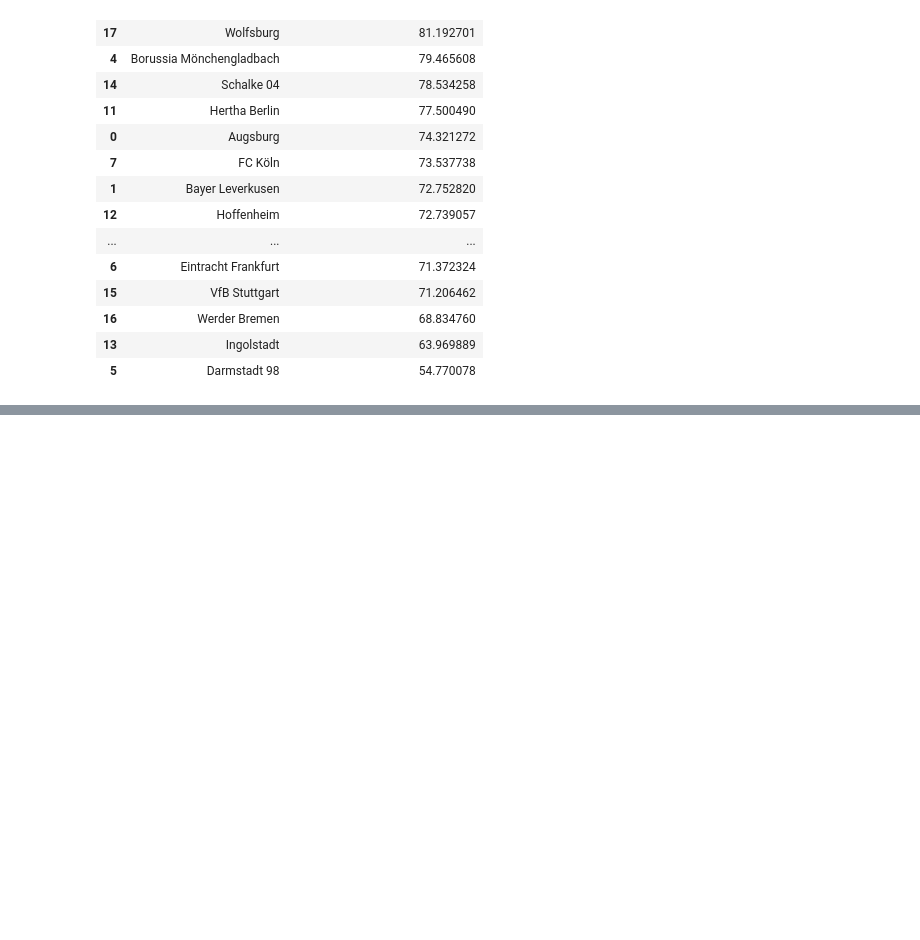
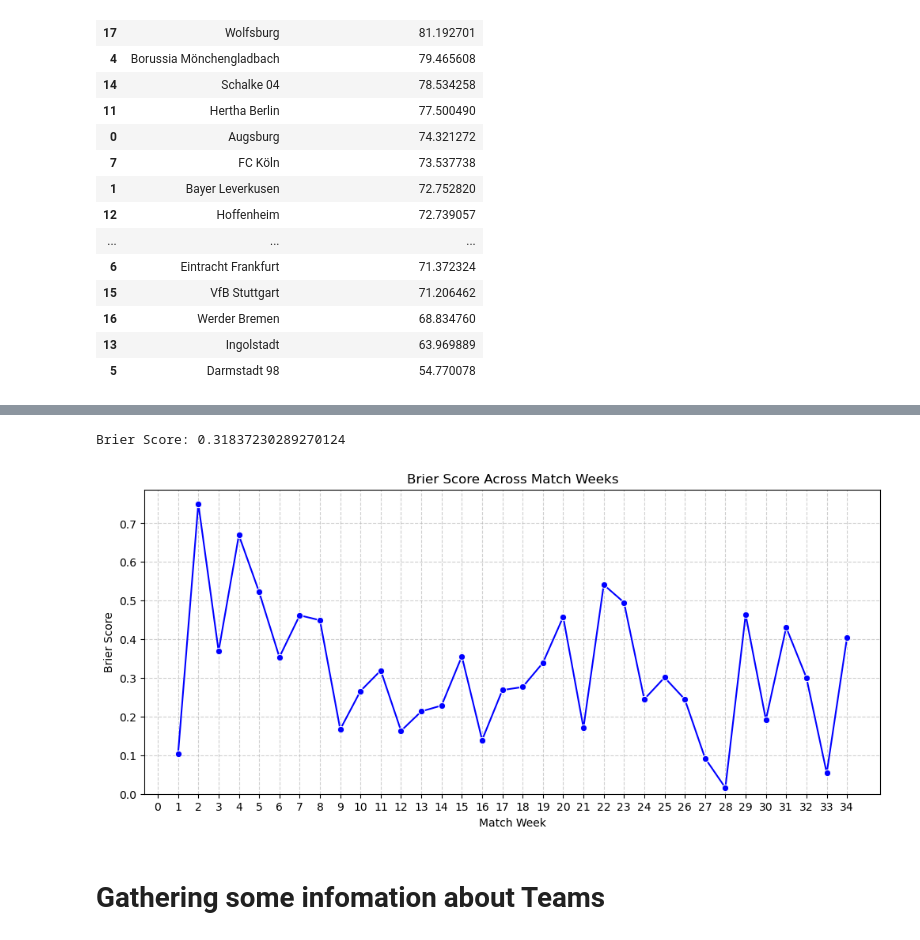
Before and after one commit to MaxPrinz98/FootballDSAI, a Jupyter notebook: Team_ranking.ipynb, the cells around one changed output, grey strips where cells are left out. Saved outputs shown, nothing was run; the diff lists cells and outputs as text; code cells hidden in the pictures; blank space fills up the shorter version.

```diff
--- a/Team_ranking.ipynb
+++ b/Team_ranking.ipynb
@@ -315,0 +389,50 @@ plt.show()
+# %%
+probabilities_array_real = best_model.predict_proba(X_real)
+probabilities_array_real.shape  #'Draw', 'Home_Defeat', 'Home_Victory'
+
+x_probabilities_real = pd.DataFrame(
+    data=probabilities_array_real,
+    columns=['Draw', 'Home_Defeat', 'Home_Victory'],
+    index=X_real.index
+)
+x_probabilities_real = x_probabilities_real.add_prefix('predicted_')
+
+y_real_proba = pd.get_dummies(y_real, dtype='float64')
+y_real_proba = y_real_proba.add_prefix('actual_')
+
+prediction_and_outcome_real = pd.merge(x_probabilities_real, y_real_proba, left_index=True, right_index=True)
+prediction_and_outcome_real = pd.merge(prediction_and_outcome_real, final_features['match_week'], left_index=True, right_index=True)
+
+prediction_and_outcome_real['brier_score'] = (
+    (prediction_and_outcome_real['predicted_Draw'] - prediction_and_outcome_real['actual_Draw']) ** 2 +
+    (prediction_and_outcome_real['predicted_Home_Defeat'] - prediction_and_outcome_real['actual_Home_Defeat']) ** 2 +
+    (prediction_and_outcome_real['predicted_Home_Victory'] - prediction_and_outcome_real['actual_Home_Victory']) ** 2
+)
+
+
+brier_scores_week_real = prediction_and_outcome_real.groupby('match_week').agg(brier_score=('brier_score', 'mean'))
+
+
+print(f'Brier Score: {brier_scores_week_real['brier_score'].mean()}')
+# %% [output]
+Brier Score: 0.31837230289270124
+# %%
+# Create the plot
+plt.figure(figsize=(12, 5))
+sns.lineplot(data=brier_scores_week_real, x='match_week', y='brier_score', marker='o', color='blue')
+
+# Customize the plot
+plt.xlabel('Match Week')
+plt.ylabel('Brier Score')
+plt.title('Brier Score Across Match Weeks')
+plt.ylim(0, None)
+plt.grid(True, linestyle='--', alpha=0.6)
+plt.xticks(range(35))  # range(35) generates numbers 0 through 34
+
+
+# Show the plot
+plt.show()
+# %% [output]
+[figure, added]
+# %% [markdown]
+# Gathering some infomation about Teams
```
Also changed, not shown: parts of 15 cells of this notebook, 1 other file.
